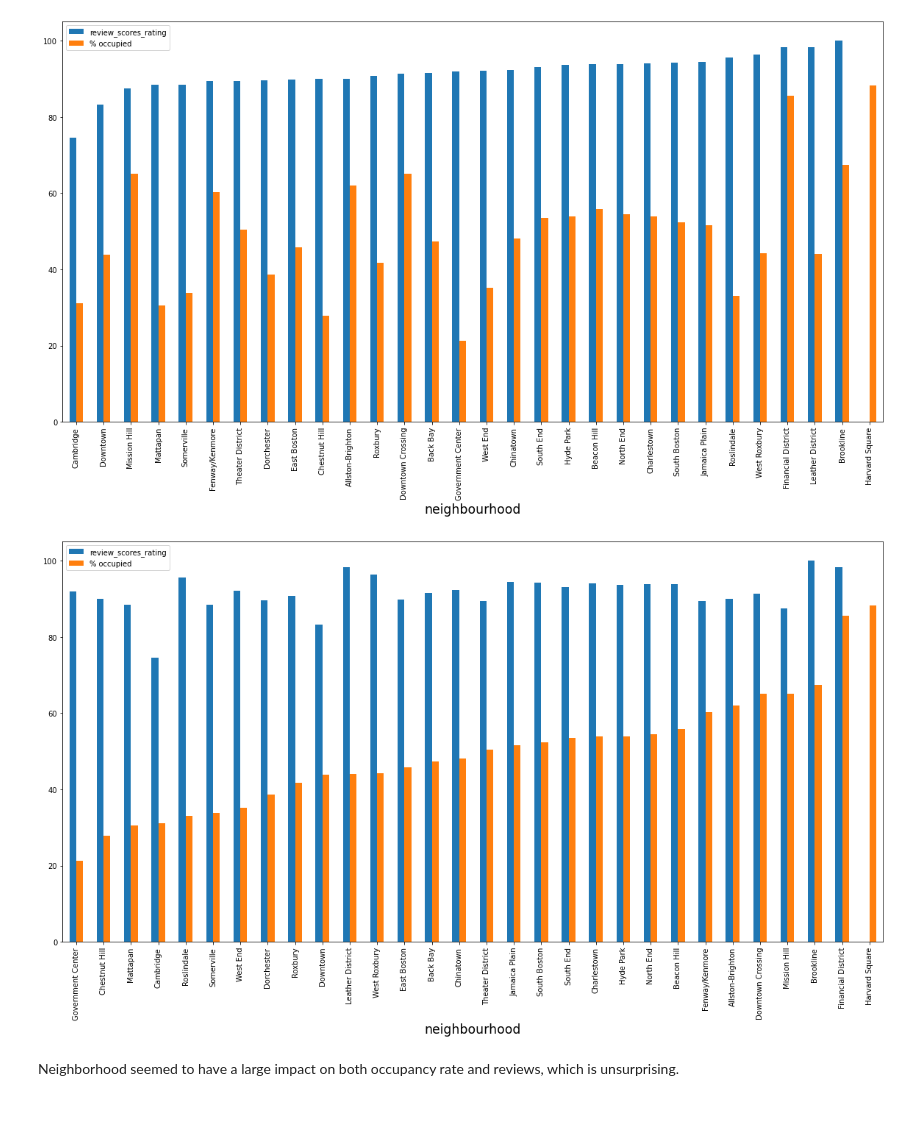
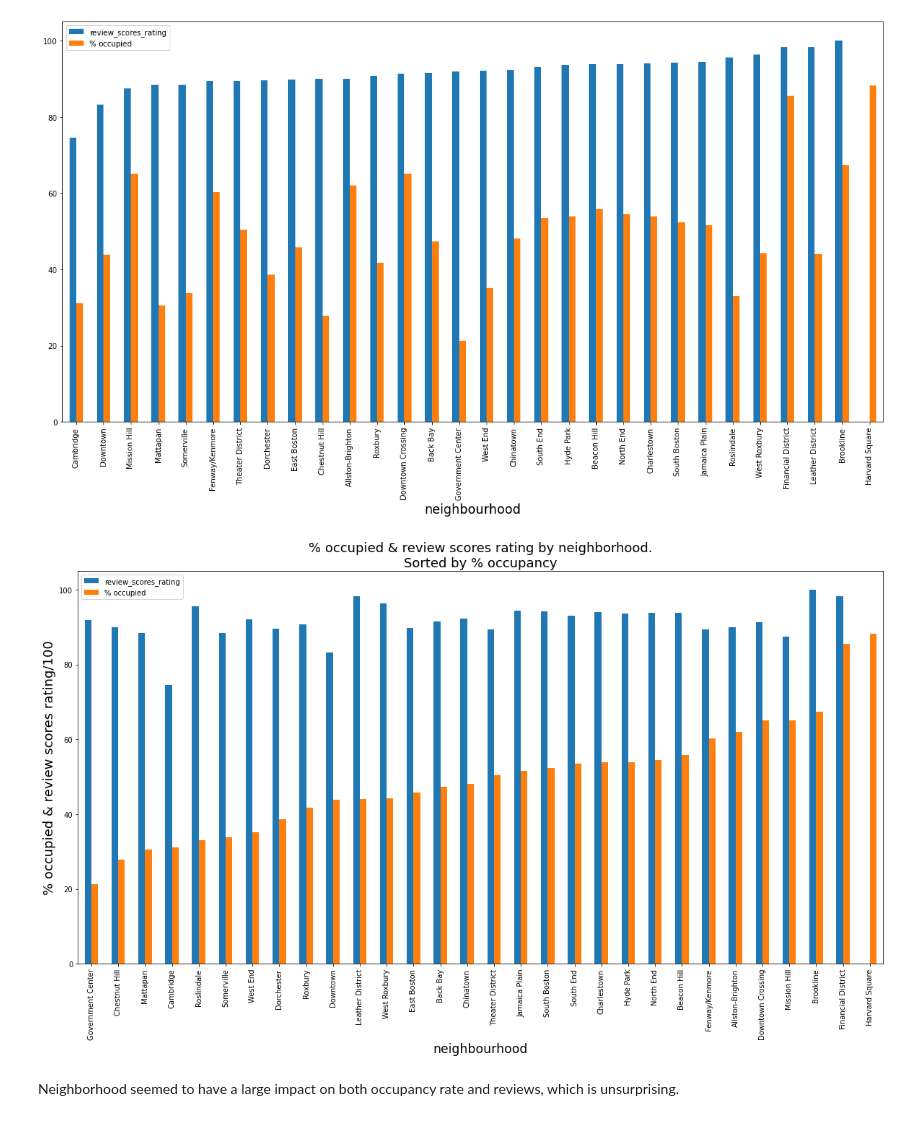
Before and after one commit to ogurashi/Boston-AirBnB-Analysis, a Jupyter notebook: rentals.ipynb, the cells around one changed output. Saved outputs shown, nothing was run; the diff lists cells and outputs as text; code cells hidden in the pictures.

```diff
--- a/rentals.ipynb
+++ b/rentals.ipynb
@@ -1063,10 +1102,16 @@ fig.savefig('reviews_occupancy_by_neighborhood.png',bbox_inches='tight')
 # %%
 fig,ax = plt.subplots(figsize = (20,10))
 #analyze
 #visualize
 listings.groupby('neighbourhood')[['review_scores_rating','% occupied']].mean().drop(0).sort_values(by='% occupied').plot(kind = 'bar',ax=ax)
+ax.set_ylabel('% occupied & review scores rating/100',fontsize=18)
+ax.set_title('% occupied & review scores rating by neighborhood.\nSorted by % occupancy',fontsize=18)
+
+
+
+
 fig.savefig('occupancy_reviews_by_neighborhood.png',bbox_inches='tight')
 # %% [output]
-[figure, old version]
+[figure, new version]
 # %% [markdown]
 Neighborhood seemed to have a large impact on both occupancy rate and reviews, which is unsurprising.
```
Also changed, not shown: parts of 31 cells of this notebook.
